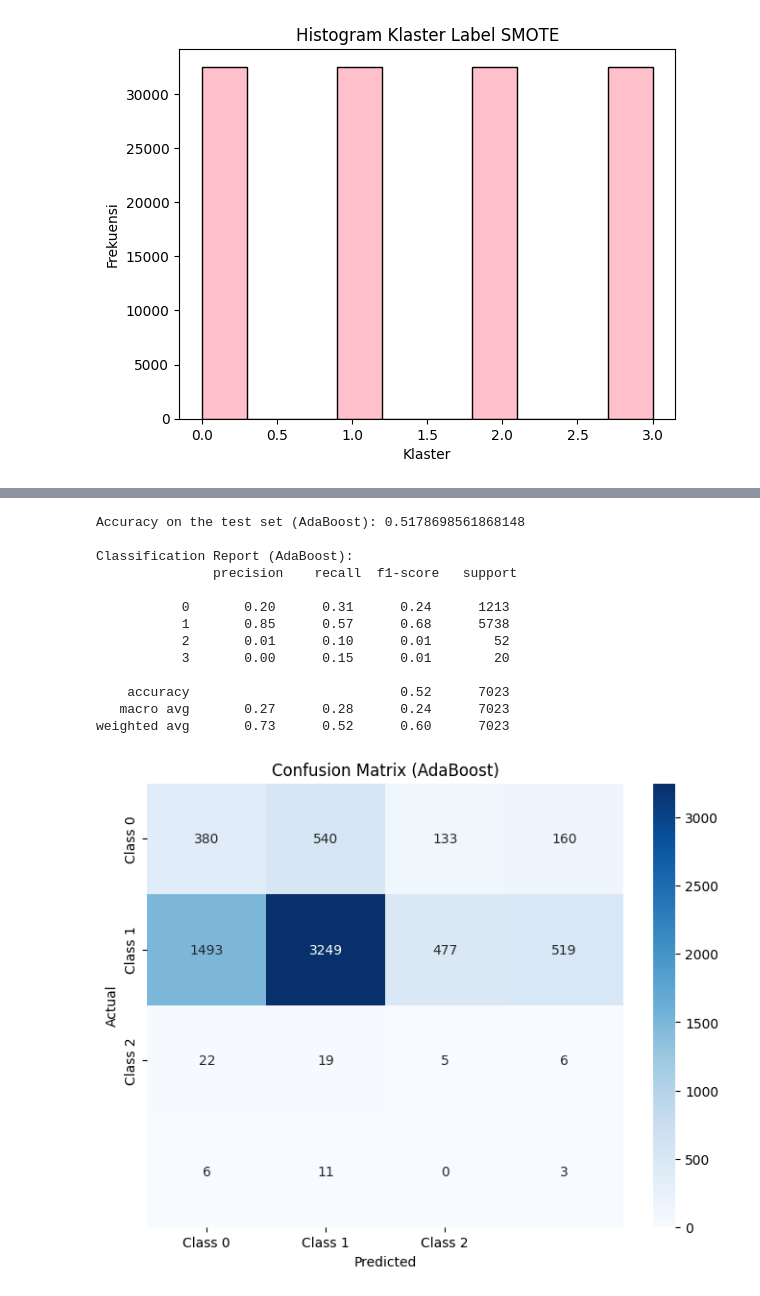
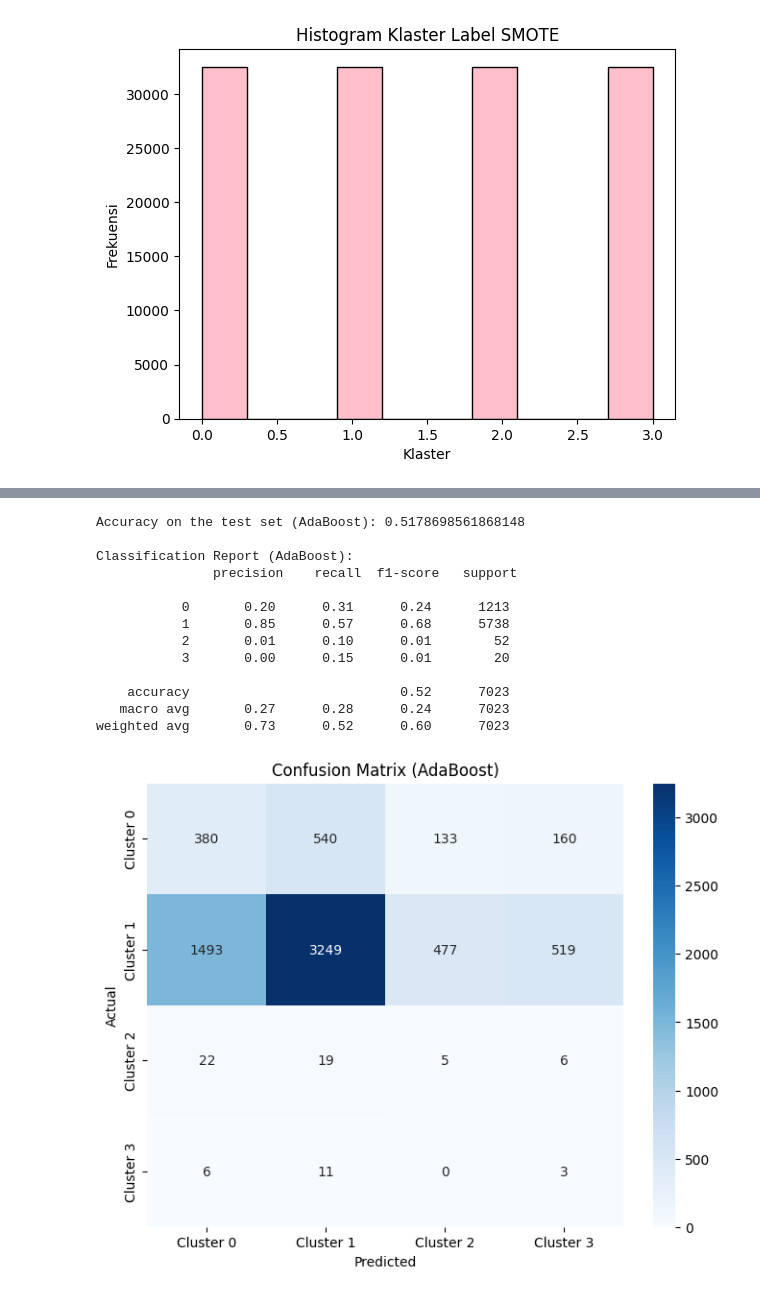
Before and after one commit to tobp03/project-RA, a Jupyter notebook: Lending Risk Assessment.ipynb, the cells around one changed output, grey strips where cells are left out. Drawn from its saved outputs; the diff is of its cells as text; code cells hidden in the pictures.

```diff
--- a/Lending Risk Assessment.ipynb
+++ b/Lending Risk Assessment.ipynb
@@ -1384,33 +1347,33 @@ y_pred_ada = ada_model.predict(X_test)
 # Evaluating the model
 accuracy_ada = accuracy_score(y_test, y_pred_ada)
 print("Accuracy on the test set (AdaBoost):", accuracy_ada)
 
 class_report_ada = classification_report(y_test, y_pred_ada)
 print("\nClassification Report (AdaBoost):\n", class_report_ada)
 
 # Confusion Matrix for AdaBoost
 cm_ada = confusion_matrix(y_test, y_pred_ada)
 
 # Plotting the Confusion Matrix for AdaBoost
 plt.figure(figsize=(8, 6))
-sns.heatmap(cm_ada, annot=True, fmt='d', cmap='Blues', xticklabels=['Class 0', 'Class 1', 'Class 2', 'Class 3'],
-            yticklabels=['Class 0', 'Class 1', 'Class 2', 'Class 3'])
+sns.heatmap(cm_ada, annot=True, fmt='d', cmap='Blues', xticklabels=['Cluster 0', 'Cluster 1','Cluster 2','Cluster 3'],
+            yticklabels=['Cluster 0', 'Cluster 1','Cluster 2','Cluster 3'])
 plt.title('Confusion Matrix (AdaBoost)')
 plt.xlabel('Predicted')
 plt.ylabel('Actual')
 plt.show()
 # %% [output]
 Accuracy on the test set (AdaBoost): 0.5178698561868148
 
 Classification Report (AdaBoost):
                precision    recall  f1-score   support
 
            0       0.20      0.31      0.24      1213
            1       0.85      0.57      0.68      5738
            2       0.01      0.10      0.01        52
            3       0.00      0.15      0.01        20
 
     accuracy                           0.52      7023
    macro avg       0.27      0.28      0.24      7023
 weighted avg       0.73      0.52      0.60      7023
-[figure, old version]
+[figure, new version]
```
Also changed, not shown: parts of 52 cells of this notebook.
